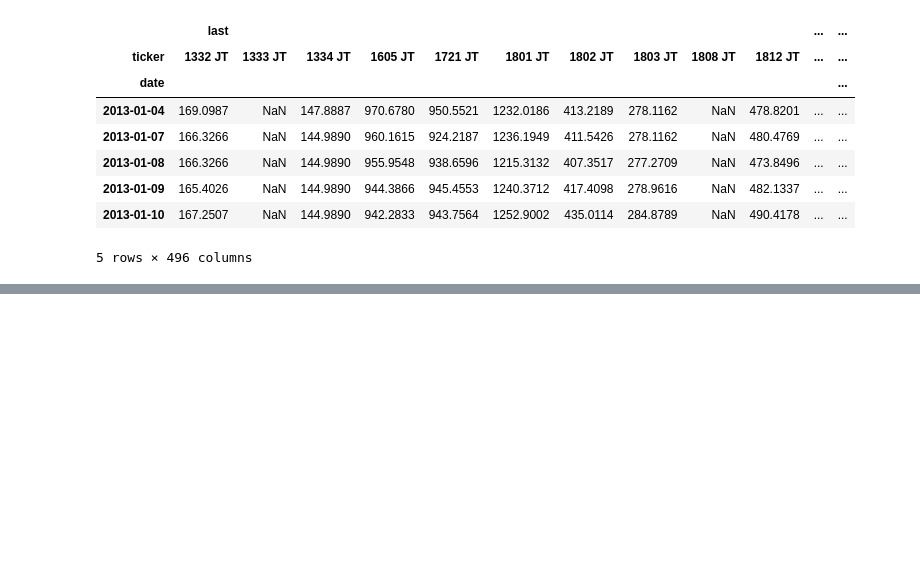
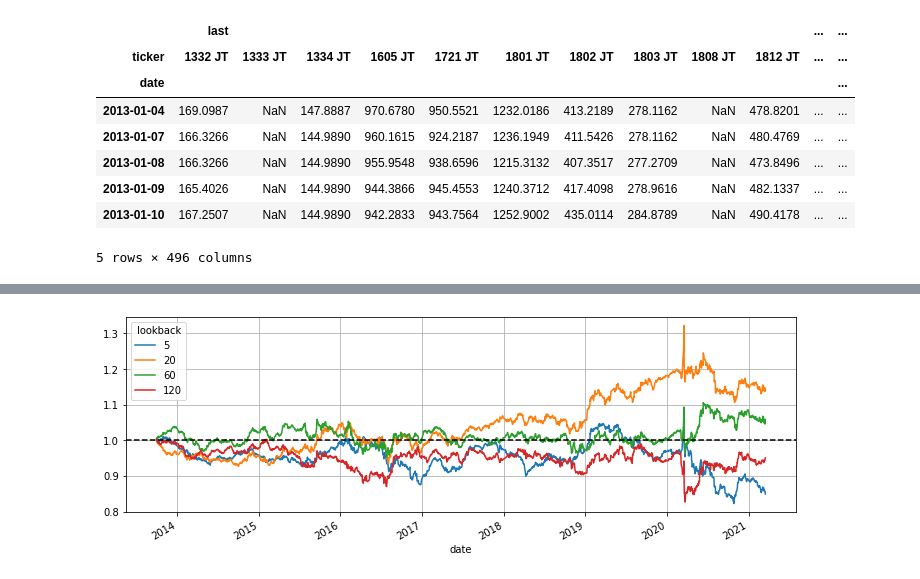
Before and after one commit to RJ-McReady/YInterceptTest, a Jupyter notebook: EDA.ipynb, the cells around one changed output, grey strips where cells are left out. Cells and saved outputs as stored; diff of their text form; code cells hidden in the pictures; blank space fills up the shorter version.

```diff
--- a/EDA.ipynb
+++ b/EDA.ipynb
@@ -192,0 +369,3 @@ ax1.grid()
+# %%
+tdf = tdf.dropna()
+tdf.head()
@@ -192,0 +484,3 @@ ax1.grid()
+# %%
+features = tdf.drop("target", axis=1)
+features.head()
@@ -192,0 +543,23 @@ ax1.grid()
+# %%
+backtest_recap = []
+
+buffer = np.zeros(len(stocks), dtype=np.float64) #serves as helper container
+
+for lookback in tqdm.tqdm(lookbacks):
+
+    days = y_hat.loc[lookback,:].index.get_level_values(1).unique() #available days depend on lookback
+
+    for id_day, day in enumerate(days):
+        y_day = y_hat.loc[lookback, day,:] #get overperf estimation across stocks at current day
+        overperf_day = target.loc[day,:] #get overperf across stocks at current day
+
+        n_buy = np.sum(y_day > 0)
+        n_sell = np.sum(y_day < 0)
+
+        buffer[:] = (y_day > 0) / n_buy - (y_day < 0) / n_sell #buffer[s] is the weight of stock s in the portfolio
+        perf = np.sum(buffer * overperf_day)
+
+        backtest_recap.append((lookback, day, perf, n_buy, n_sell))
+
+backtest_recap = pd.DataFrame(backtest_recap, columns=["lookback", 'date', 'portfolio_overperf', 'nb_buy', 'nb_sell'])
+backtest_recap
@@ -192,0 +586,7 @@ ax1.grid()
+# %%
+# get detaframe of returns through time
+perf_recap = backtest_recap[["lookback", 'date', 'portfolio_overperf']]
+perf_recap = perf_recap.set_index(["lookback", 'date']).portfolio_overperf
+perf_recap = perf_recap.unstack(0)
+perf_recap = perf_recap.dropna()
+perf_recap.head()
@@ -192,0 +601,9 @@ ax1.grid()
+# %%
+fig, ax = plt.subplots(figsize = (12,4))
+ax1 = ax
+F = (1 + perf_recap) # the dataframe of cumulated portfolio returns
+F.cumprod().plot(ax=ax1)
+ax1.axhline(1, color = "black", linestyle = "--")
+ax1.grid()
+# %% [output]
+[figure, added]
```
Also changed, not shown: parts of 89 cells of this notebook, 1 other file.
